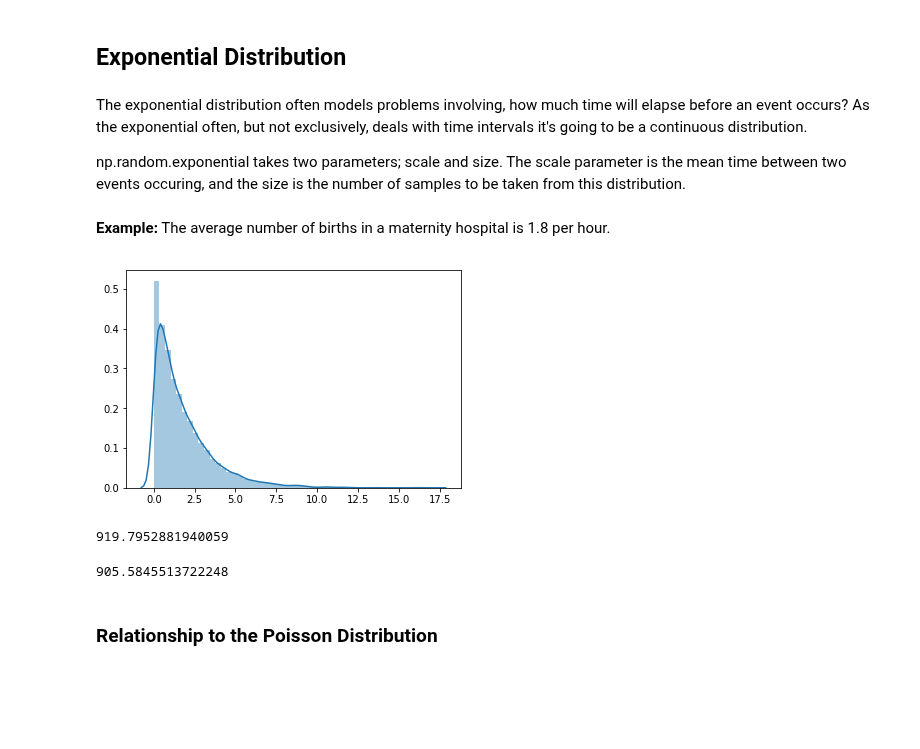
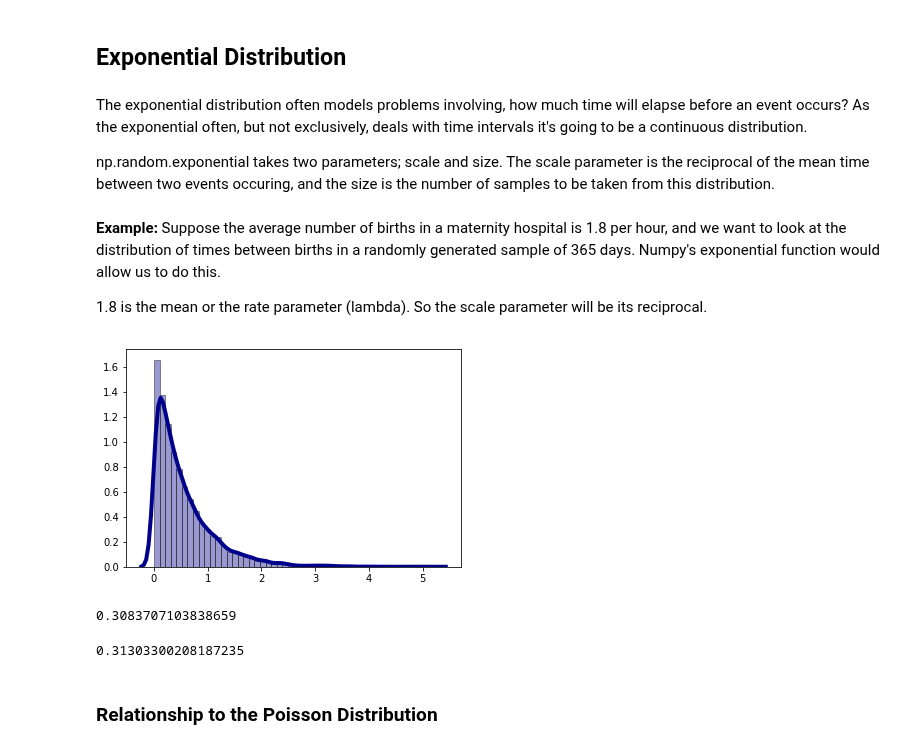
Before and after one commit to MarionMcG/numpy.random, a Jupyter notebook: numpy-random.ipynb, the cells around one changed output. Drawn from its saved outputs; the diff is of its cells as text; code cells hidden in the pictures; blank space fills up the shorter version.

```diff
--- a/numpy-random.ipynb
+++ b/numpy-random.ipynb
@@ -610,23 +622,28 @@ np.var(poi)
 # %% [markdown]
 The exponential distribution often models problems involving, how much time will elapse before an event occurs? As the exponential often, but not exclusively, deals with time intervals it's going to be a continuous distribution.
 
-np.random.exponential takes two parameters; scale and size. The scale parameter is the mean time between two events occuring, and the size is the number of samples to be taken from this distribution.
+np.random.exponential takes two parameters; scale and size. The scale parameter is the reciprocal of the  mean time between two events occuring, and the size is the number of samples to be taken from this distribution.
-# %% [markdown]
-**Example:** The average number of births in a maternity hospital is 1.8 per hour.
+# %% [markdown]
+**Example:** Suppose the average number of births in a maternity hospital is 1.8 per hour, and we want to look at the distribution of times between births in a randomly generated sample of 365 days. Numpy's exponential function would allow us to do this.
+
+1.8 is the mean or the rate parameter (lambda). So the scale parameter will be its reciprocal.
 # %%
-exp = np.random.exponential(1.8, 24*7*52)
-sns.distplot(exp);
+exp = np.random.exponential((1/1.8), 24*7*52)
+sns.distplot(exp, kde=True,
+             color = 'darkblue',
+             hist_kws={'edgecolor':'black'},
+             kde_kws={'linewidth': 4});
 # %% [output]
-[figure, old version]
+[figure, new version]
 # %%
 mean = np.mean(exp)
 mean**2
 # %% [output]
-919.7952881940059
+0.3083707103838659
 # %%
 np.var(exp)
 # %% [output]
-905.5845513722248
+0.31303300208187235
 # %% [markdown]
 ### Relationship to the Poisson Distribution
 # %% [markdown]
```
Also changed, not shown: parts of 13 cells of this notebook.
